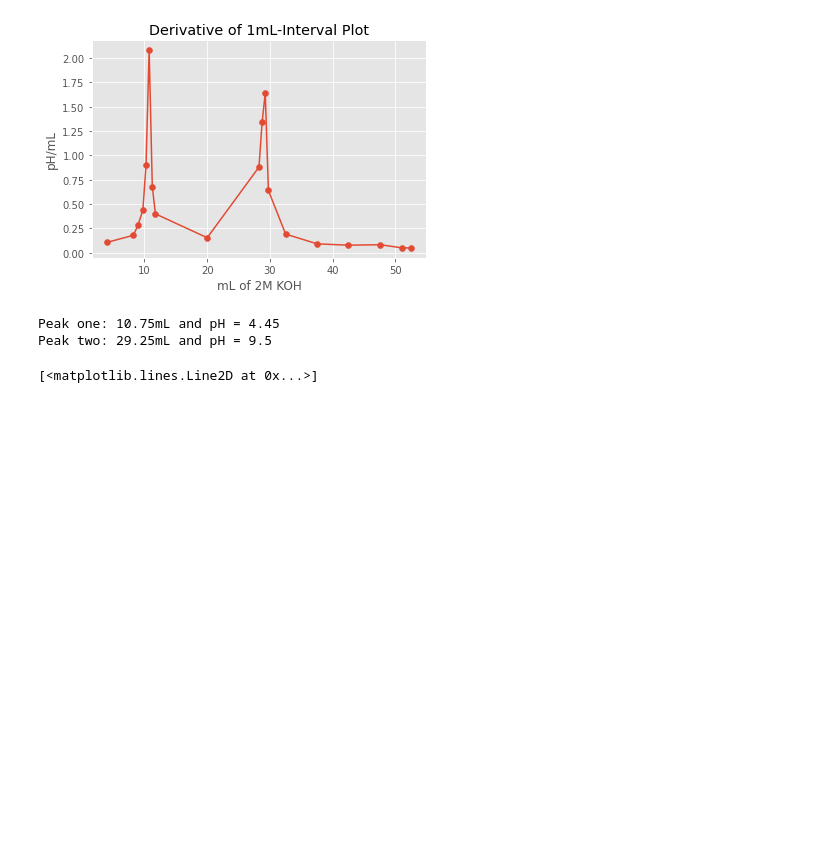
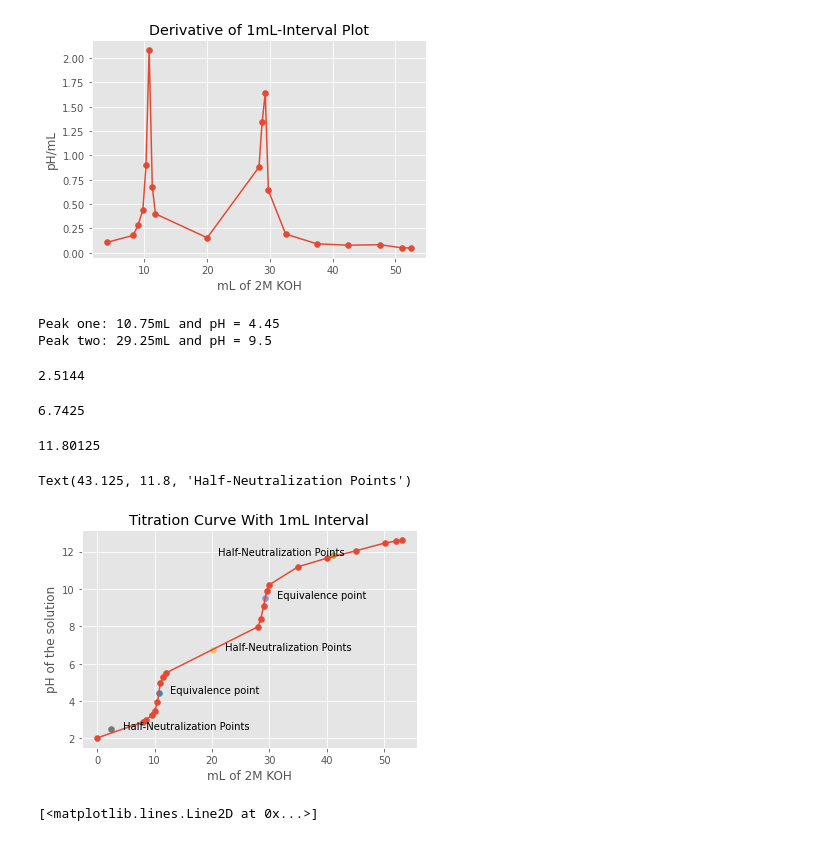
Before and after one commit to weathon/Lab-4-Python, a Jupyter notebook: Lab_4.ipynb, the cells around one changed output. Saved outputs shown, nothing was run; the diff lists cells and outputs as text; code cells hidden in the pictures; blank space fills up the shorter version.

Commit message:
Found All Points

```diff
--- a/Lab_4.ipynb
+++ b/Lab_4.ipynb
@@ -96,19 +96,56 @@ setText(plot,"Derivative of 1mL-Interval Plot","mL of 2M KOH","pH/mL")
 [figure]
 # %%
 # Find Peak - replace with runs data to run
-leftHalf = derivative[:9]
-leftHalfpH = detial1[:9]
-leftHalfX = derivativeX[:9]
-rightHalf = derivative[9:]
-rightHalfX = derivativeX[9:]
-rightHalfpH = detial1[9:]
+mid = 9
+data = detial1 #wide1
+leftHalf = derivative[:mid]
+leftHalfpH = data[:mid]
+leftHalfX = derivativeX[:mid]
+rightHalf = derivative[mid:]
+rightHalfX = derivativeX[mid:]
+rightHalfpH = data[mid:]
 
 # Missed The Peak Point if It is The peak
-print(f"Peak one: {leftHalfX[np.argmax(leftHalf)]}mL and pH = {(leftHalfpH[np.argmax(leftHalf)]+leftHalfpH[np.argmax(leftHalf)+1])/2}")
-print(f"Peak two: {rightHalfX[np.argmax(rightHalf)]}mL and pH = {(rightHalfpH[np.argmax(rightHalf)]+rightHalfpH[np.argmax(rightHalf)+1])/2}") # Their shift are the same
+ml1 = leftHalfX[np.argmax(leftHalf)]
+ml2 = rightHalfX[np.argmax(rightHalf)]
+pH1 = (leftHalfpH[np.argmax(leftHalf)]+leftHalfpH[np.argmax(leftHalf)+1])/2
+pH2 = (rightHalfpH[np.argmax(rightHalf)]+rightHalfpH[np.argmax(rightHalf)+1])/2
+print(f"Peak one: {ml1}mL and pH = {pH1}")
+print(f"Peak two: {ml2}mL and pH = {pH2}") # Their shift are the same
 # %% [output]
 Peak one: 10.75mL and pH = 4.45
 Peak two: 29.25mL and pH = 9.5
+# %%
+2.47+(2.59-2.47)*0.37
+# %% [output]
+2.5144
+# %%
+6.72+(6.81-6.72)*0.25
+# %% [output]
+6.7425
+# %%
+11.79+(11.88-11.79)*0.125
+# %% [output]
+11.80125
+# %%
+# https://queirozf.com/entries/add-labels-and-text-to-matplotlib-plots-annotation-examples
+
+plot.scatter(x2, data)
+setText(plot,"Titration Curve With 1mL Interval","mL of 2M KOH","pH of the solution")
+plot.plot(x2, data)
+plot.scatter(ml1, pH1)
+plot.text(ml1+2, pH1,'Equivalence point')
+plot.scatter(ml2, pH2)
+plot.text(ml2+2, pH2,'Equivalence point')
+plot.scatter(2.47, 2.51)
+plot.text(2.47 +2 , 2.51,'Half-Neutralization Points')
+plot.scatter(20.25, 6.742)
+plot.text(20.25+2, 6.742,'Half-Neutralization Points')
+plot.scatter(41.125, 11.80)
+plot.text(41.125+2, 11.80,'Half-Neutralization Points', horizontalalignment='right')
+# %% [output]
+Text(43.125, 11.8, 'Half-Neutralization Points')
+[figure, added]
 # %%
 OD = np.array(readData("OtherDetial.data")[:-1])
 OW = np.array(readData("OtherWideRange.data")[:-1])
```
